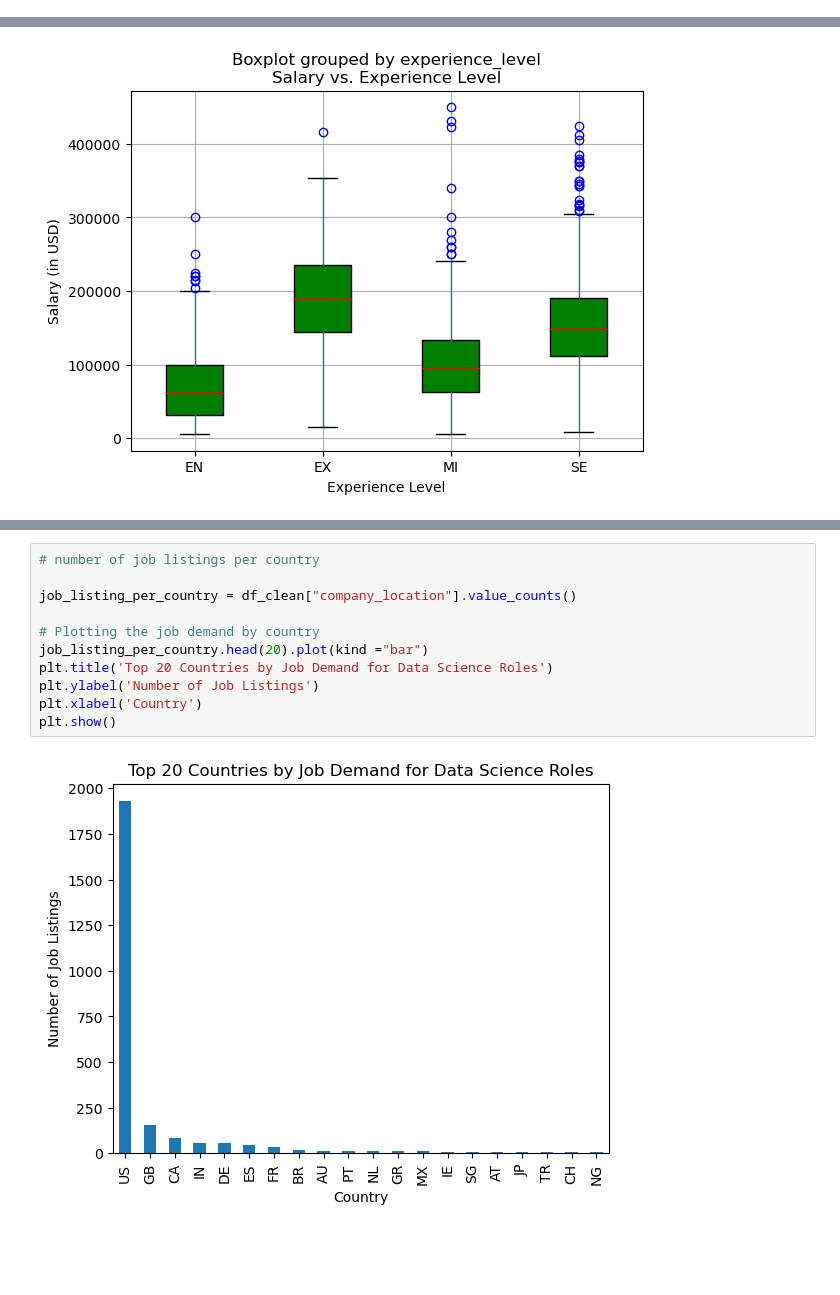
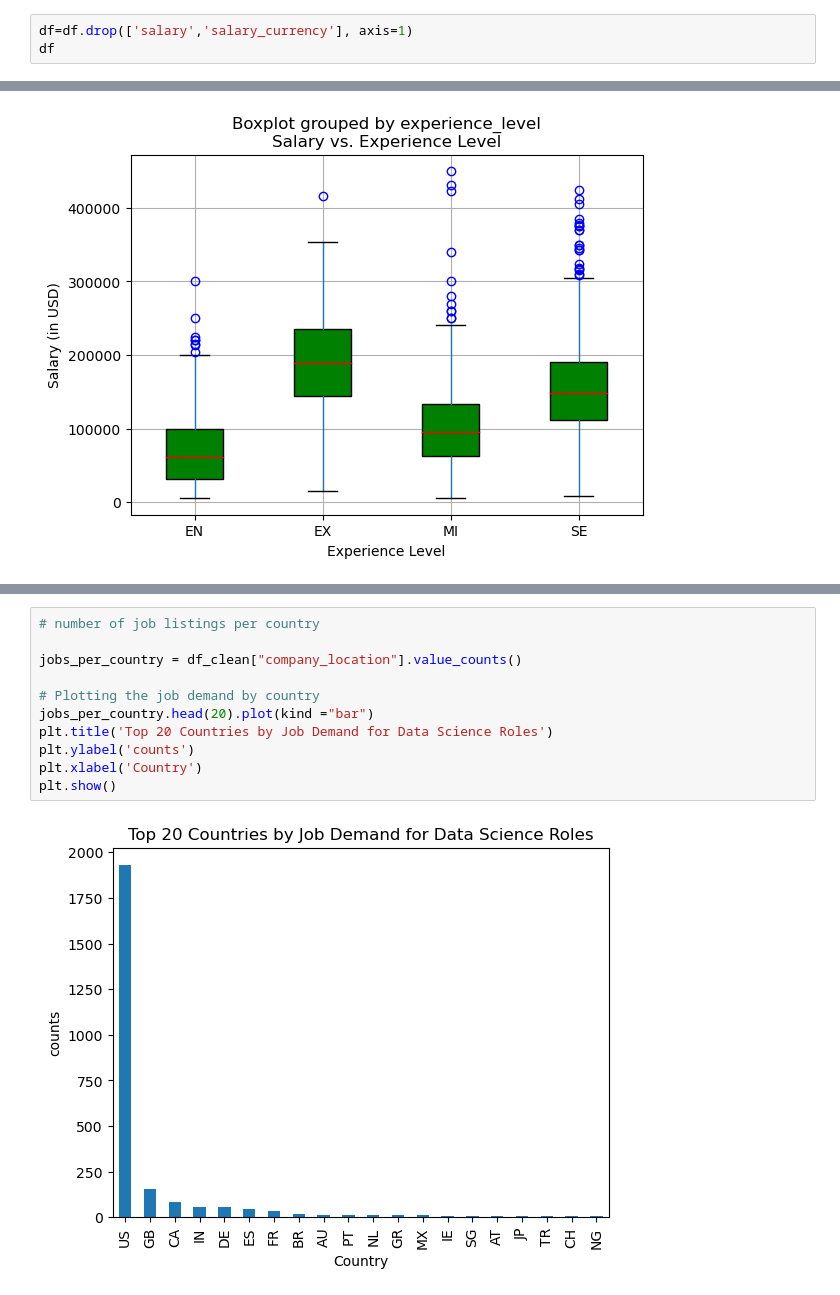
Before and after one commit to garimac12/project_acai, a Jupyter notebook: Project1_GC.ipynb, the cells around one changed output, grey strips where cells are left out. Drawn from its saved outputs; the diff is of its cells as text; blank space fills up the shorter version.

```diff
--- a/Project1_GC.ipynb
+++ b/Project1_GC.ipynb
@@ -50,3 +58,6 @@ remote_ratio          0
 company_location      0
 company_size          0
 dtype: int64
+# %%
+df=df.drop(['salary','salary_currency'], axis=1)
+df
@@ -248,13 +348,13 @@ plt.show()
 # %%
 # number of job listings per country
 
-job_listing_per_country = df_clean["company_location"].value_counts()
+jobs_per_country = df_clean["company_location"].value_counts()
 
 # Plotting the job demand by country
-job_listing_per_country.head(20).plot(kind ="bar")
+jobs_per_country.head(20).plot(kind ="bar")
 plt.title('Top 20 Countries by Job Demand for Data Science Roles')
-plt.ylabel('Number of Job Listings')
+plt.ylabel('counts')
 plt.xlabel('Country')
 plt.show()
 # %% [output]
-[figure, old version]
+[figure, new version]
```
Also changed, not shown: parts of 25 cells of this notebook.
